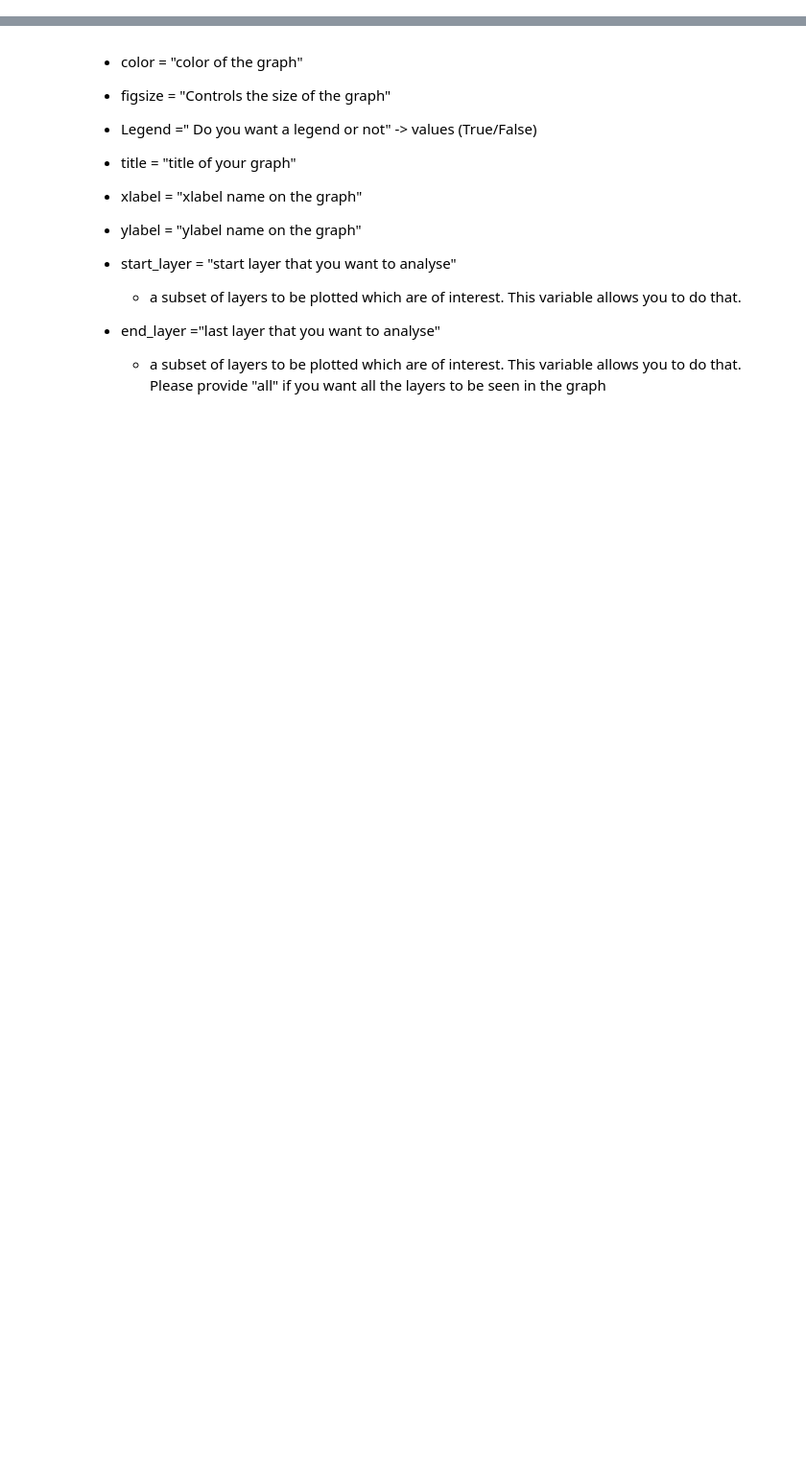
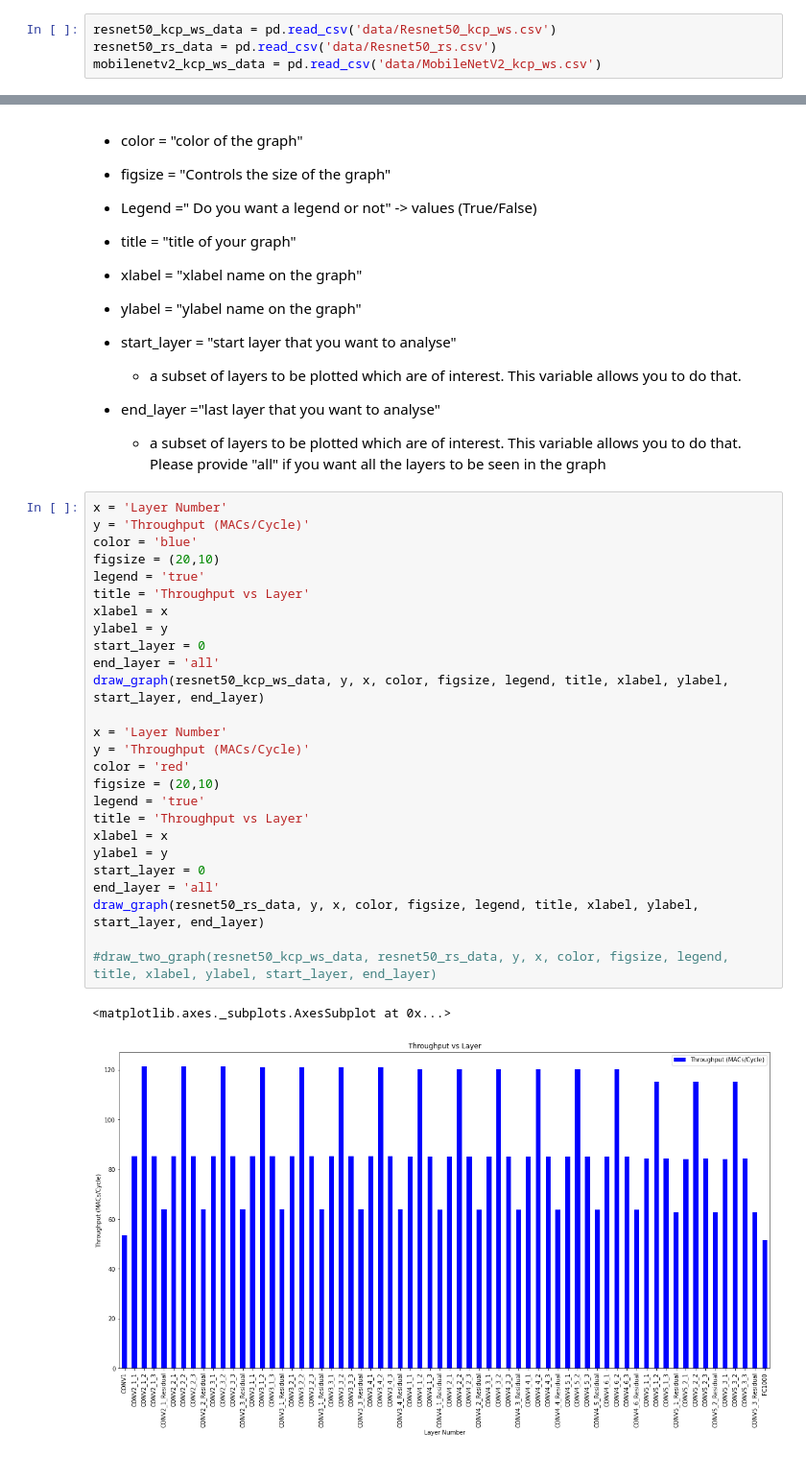
Before and after one commit to maestro-project/maestro, a Jupyter notebook: tools/jupyter_notebook/maestro_output_analysis.ipynb, the cells around one changed output, grey strips where cells are left out. Shown: that part at 96% size. Saved outputs shown, nothing was run; the diff lists cells and outputs as text; blank space fills up the shorter version.

```diff
--- a/tools/jupyter_notebook/maestro_output_analysis.ipynb
+++ b/tools/jupyter_notebook/maestro_output_analysis.ipynb
@@ -39,3 +37,7 @@ new_data = pd.read_csv('Resnet50_dla.csv')
+# %%
+resnet50_kcp_ws_data = pd.read_csv('data/Resnet50_kcp_ws.csv')
+resnet50_rs_data = pd.read_csv('data/Resnet50_rs.csv')
+mobilenetv2_kcp_ws_data = pd.read_csv('data/MobileNetV2_kcp_ws.csv')
 # %% [markdown]
 ## 2 - Creating Graphs
 
@@ -70,3 +72,32 @@ The graphs are created by draw_graph function which operates on the variables pr
 
 * end_layer ="last layer that you want to analyse"
     - a subset of layers to be plotted which are of interest. This variable allows you to do that. Please provide "all" if you want all the layers to be seen in the graph
+# %%
+x = 'Layer Number'
+y = 'Throughput (MACs/Cycle)'
+color = 'blue'
+figsize = (20,10)
+legend = 'true'
+title = 'Throughput vs Layer'
+xlabel = x
+ylabel = y
+start_layer = 0
+end_layer = 'all'
+draw_graph(resnet50_kcp_ws_data, y, x, color, figsize, legend, title, xlabel, ylabel, start_layer, end_layer)
+
+x = 'Layer Number'
+y = 'Throughput (MACs/Cycle)'
+color = 'red'
+figsize = (20,10)
+legend = 'true'
+title = 'Throughput vs Layer'
+xlabel = x
+ylabel = y
+start_layer = 0
+end_layer = 'all'
+draw_graph(resnet50_rs_data, y, x, color, figsize, legend, title, xlabel, ylabel, start_layer, end_layer)
+
+#draw_two_graph(resnet50_kcp_ws_data, resnet50_rs_data, y, x, color, figsize, legend, title, xlabel, ylabel, start_layer, end_layer)
+# %% [output]
+<matplotlib.axes._subplots.AxesSubplot at 0x...>
+[figure, added]
```
Also changed, not shown: parts of 10 cells of this notebook, 7 other files.
